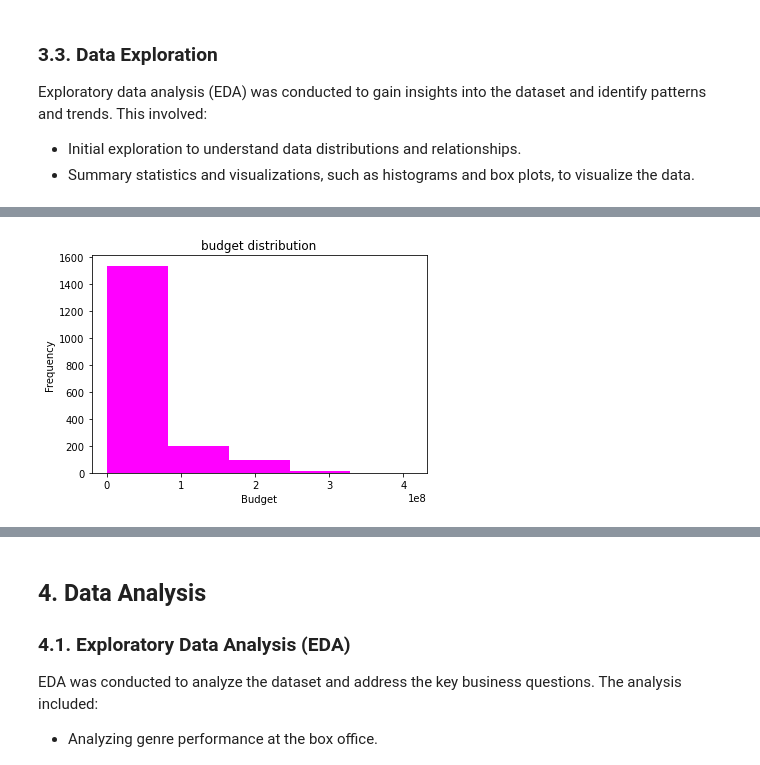
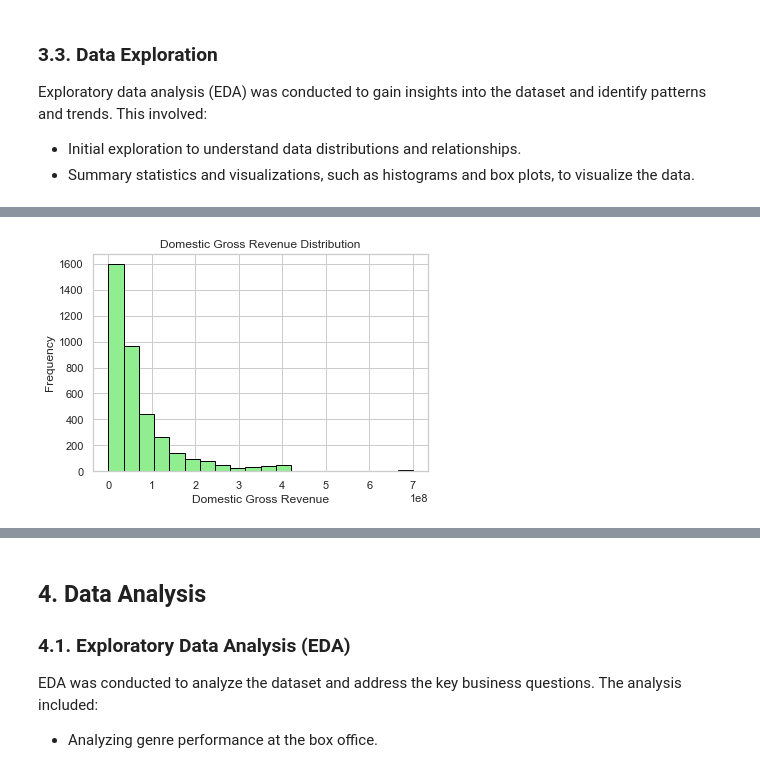
Before and after one commit to George-Chira/phase-one-project, a Jupyter notebook: Project.ipynb, the cells around one changed output, grey strips where cells are left out. Drawn from its saved outputs; the diff is of its cells as text; code cells hidden in the pictures.

```diff
--- a/Project.ipynb
+++ b/Project.ipynb
@@ -594,0 +571,2 @@ merged_df = merged_df[merged_df['genres'].notna()]
+# %%
+merged_df['foreign_gross'].fillna(merged_df['foreign_gross'].median(), inplace=True)
@@ -643,0 +688,24 @@ None
+# %%
+import re
+
+# Function to remove suffixes from column names
+def remove_suffix(column_name):
+    return re.sub(r'_x$', '', re.sub(r'_y$', '', column_name))
+
+# Original column names with suffixes
+column_names_with_suffixes = ['title', 'budget_x', 'domestic_gross_x_x', 'worldwide_gross_x', 'ROI_x',
+       'index', 'id_x', 'budget_y', 'domestic_gross_x_y', 'worldwide_gross_y',
+       'studio', 'domestic_gross_y', 'foreign_gross', 'Unnamed: 0',
+       'genre_ids', 'id_y', 'original_language', 'original_title_x',
+       'popularity', 'vote_average', 'vote_count', 'movie_id',
+       'original_title_y', 'runtime_minutes', 'genres', 'averagerating',
+       'numvotes', 'ROI_y']
+
+# Remove suffixes from column names
+column_names_without_suffixes = [remove_suffix(column_name) for column_name in column_names_with_suffixes]
+
+# Create a dictionary mapping old column names to new column names without suffixes
+column_rename_mapping = dict(zip(column_names_with_suffixes, column_names_without_suffixes))
+
+# Rename the columns in your DataFrame using the mapping
+merged_df_final.rename(columns=column_rename_mapping, inplace=True)
@@ -643,0 +722,3 @@ None
+# %%
+merged_df_final.dropna(inplace=True)
+merged_df_final.isna().sum()
@@ -643,0 +793,9 @@ None
+# %%
+sns.set(style="whitegrid")
+
+# Create a joint plot with regression lines
+sns.jointplot(x=merged_df_final.iloc[:, 1], y=merged_df_final.iloc[:, 3], data=merged_df_final, kind='reg', color='magenta')
+plt.xlabel('Budget')
+plt.ylabel('Worldwide Gross Revenue')
+plt.title('Budget vs. Worldwide Gross Revenue')
+plt.show()
@@ -644,9 +804,8 @@ None
 # %%
-#initial visualization
-plt.hist(merged_df['budget'], bins=5, color = 'magenta')
-plt.xlabel('Budget')
+plt.hist(merged_df_final['domestic_gross_x'], bins=20, color='lightgreen', edgecolor='black')
+plt.xlabel('Domestic Gross Revenue')
 plt.ylabel('Frequency')
-plt.title('budget distribution')
+plt.title('Domestic Gross Revenue Distribution')
 plt.show()
 # %% [output]
-[figure, old version]
+[figure, new version]
```
Also changed, not shown: parts of 49 cells of this notebook.
